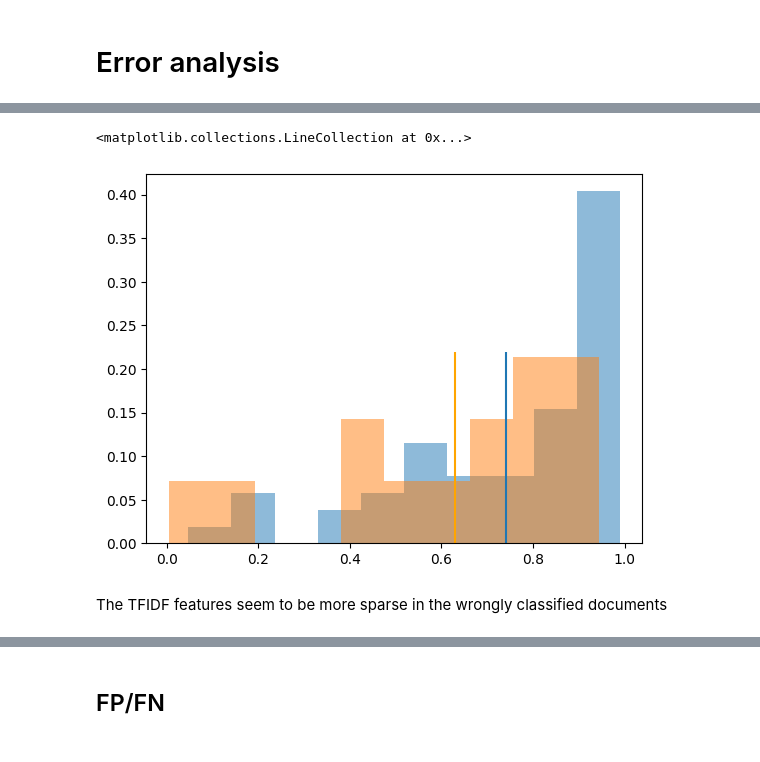
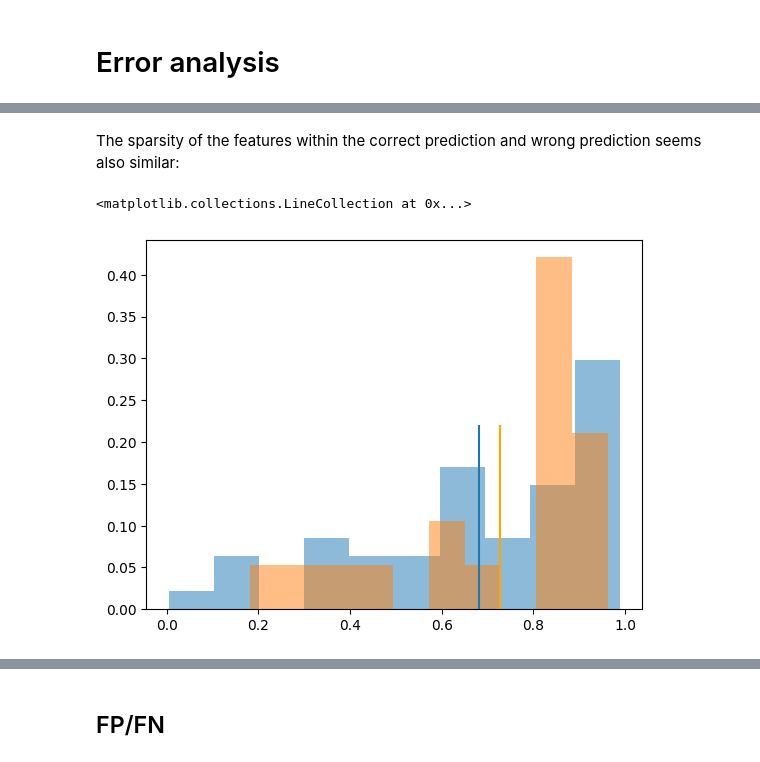
Before and after one commit to Malichot/PyMotifs, a Jupyter notebook: notebooks/2_Predict_Canon.ipynb, the cells around one changed output, grey strips where cells are left out. Drawn from its saved outputs; the diff is of its cells as text; code cells hidden in the pictures.

```diff
--- a/notebooks/2_Predict_Canon.ipynb
+++ b/notebooks/2_Predict_Canon.ipynb
@@ -105,13 +141,13 @@ print(f"{t2-t1:.2f}")
 # %%
 ## Train set
 t1 = time.time()
-train_tfidf, model, dictionary = build_tfidf(train_data, normalize=False, smartirs="nfn")
+train_tfidf, model, dictionary = build_tfidf(train_motifs, normalize=False, smartirs="nfn")
 t2 = time.time()
 print(f"{t2-t1:.2f}")
 
 # Test set
 t1 = time.time()
-test_tfidf, _, _ = build_tfidf(test_data, model=model, dictionary=dictionary, normalize=False, smartirs="nfn") # Use train_idf
+test_tfidf, _, _ = build_tfidf(test_motifs, model=model, dictionary=dictionary, normalize=False, smartirs="nfn") # Use train_idf
 t2 = time.time()
 print(f"{t2-t1:.2f}")
 # %% [output]
@@ -165,6 +200,7 @@ plt.show()
 Since we know that a token which as a tfidf of 0 corresponds to non-informative tokens, we propose a simple solution solution based on the sparsity of each column of the `train_features` matrix. We define the sparsity level as the proportion of 0 in a column of a matrix ($\forall j, \operatorname{S}_j = 1/n\sum_i \operatorname{I}\{M_{ij} = 0\}$ where $n$ is the number of rows in matrix $M$ and $j$ represents a token as column). The more sparse the column of a token, the less informative is the token within the corpus, since it is more common to all documents. Then, we simply select the $n$ less sparse features.
 # %%
 n = 1000
-to_keep = sparsity.sort_values()[:n].index
-selected_train = train_tfidf[to_keep]
-selected_test = test_tfidf[to_keep]
+sparsity = (train_tfidf == 0).sum() / len(train_tfidf)
+tokens = sparsity.sort_values()[:n].index
+selected_train_tfidf = train_tfidf[tokens]
+selected_test_tfidf = test_tfidf[tokens]
@@ -193,0 +244,11 @@ print(train_x.shape, test_x.shape)
+# %%
+encoded_cat, encoder = metadata.encode_categories()
+# Remove gender variable (included in the author) (mostly)
+encoded_cat.drop(["female", "male"], axis=1, inplace=True)
+
+train_x = encoded_cat.loc[train_tfidf.index]
+test_x = encoded_cat.loc[test_tfidf.index]
+
+train_x = pd.concat([train_x, selected_train_tfidf], axis=1)
+test_x = pd.concat([test_x, selected_test_tfidf], axis=1)
+print(train_x.shape, test_x.shape)
@@ -214,9 +280,8 @@ plt.show()
 # %% [markdown]
 # Target variable
 # %%
-target = (data["etiquette"] == "canon").astype(int)
-train_y = target.loc[train_tfidf.index].astype(int)
-test_y = target.loc[test_tfidf.index].astype(int)
+train_y = metadata.data.loc[train_tfidf.index, "label"].cat.codes
+test_y = metadata.data.loc[test_tfidf.index, "label"].cat.codes
 # %% [markdown]
 # Fit the model
 # %%
@@ -324,23 +387,23 @@ It seems that the type I and II errors are well balanced.
 test_y_pred = clf.predict(test_features)
 correct = test_y.index[test_y_pred == test_y]
 errors = test_y.index[test_y_pred != test_y]
+# %% [markdown]
+The sparsity of the features within the correct prediction and wrong prediction seems also similar:
 # %%
 plt.hist(
-    (selected_test.loc[correct] != 0).sum(axis=1) / selected_test.shape[-1],
+    (selected_test_tfidf.loc[correct] != 0).sum(axis=1) / selected_test_tfidf.shape[-1],
     alpha=0.5,
     weights=np.ones(len(correct)) / len(correct)
 )
-plt.vlines(np.mean((selected_test.loc[correct] != 0).sum(axis=1) / selected_test.shape[-1]), 0, 0.22)
+plt.vlines(np.mean((selected_test_tfidf.loc[correct] != 0).sum(axis=1) / selected_test_tfidf.shape[-1]), 0, 0.22)
 
 plt.hist(
-    (selected_test.loc[errors] != 0).sum(axis=1) / selected_test.shape[-1],
+    (selected_test_tfidf.loc[errors] != 0).sum(axis=1) / selected_test_tfidf.shape[-1],
     alpha=0.5,
     weights=np.ones(len(errors)) / len(errors)
 )
-plt.vlines(np.mean((selected_test.loc[errors] != 0).sum(axis=1) / selected_test.shape[-1]), 0, 0.22,
+plt.vlines(np.mean((selected_test_tfidf.loc[errors] != 0).sum(axis=1) / selected_test_tfidf.shape[-1]), 0, 0.22,
            color="Orange")
 # %% [output]
 <matplotlib.collections.LineCollection at 0x...>
-[figure, old version]
+[figure, new version]
-# %% [markdown]
-The TFIDF features seem to be more sparse in the wrongly classified documents
```
Also changed, not shown: parts of 39 cells of this notebook, 3 other files.
